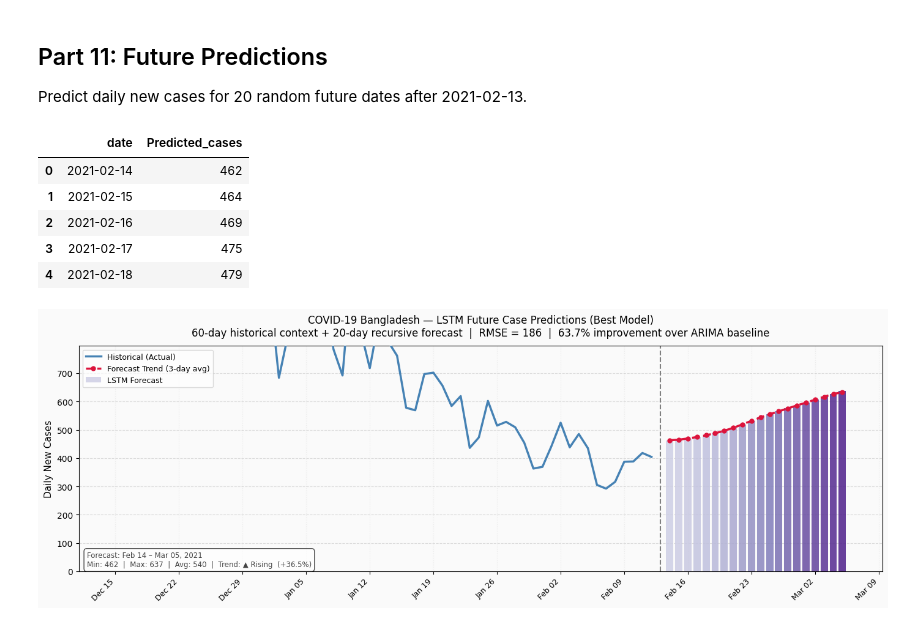
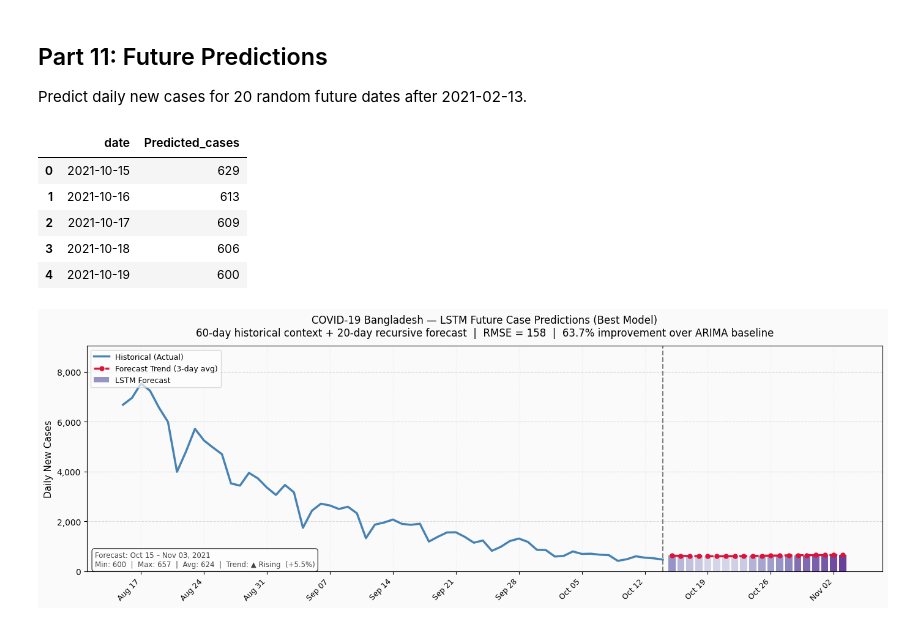
Before and after one commit to Sahadat97/COVID-19-Bangladesh-EDA-and-Daily-Cases-Prediction, a Jupyter notebook: COVID19_Bangladesh.ipynb, the cells around one changed output. Cells and saved outputs as stored; diff of their text form; code cells hidden in the pictures.

Commit message:
Fix the model shows a slight improvment in the result as well for new dataset

```diff
--- a/COVID19_Bangladesh.ipynb
+++ b/COVID19_Bangladesh.ipynb
@@ -632,18 +622,18 @@ def augment_timeseries_signature(df, date_col='date'):
 
     return d
 
-# ── Build feature-enriched dataframe ─────────────────────────────────────────
-cdf = df[['date', 'new_cases']].copy()
-ndf = augment_timeseries_signature(cdf, date_col='date')
+#  Build feature-enriched dataframe ─
+cdf = df[['final_date', 'new_cases']].copy()
+ndf = augment_timeseries_signature(cdf, date_col='final_date')
 
-# ── Preserve the date column as an index BEFORE dropping it ──────────────────
+#  Preserve the date column as an index BEFORE dropping it
 #    This is the fix for data leakage: we need actual dates for a proper
 #    chronological split, not just month numbers (month < 7 would include
 #    Jan-Feb 2021 in training, which is the test window → RMSE = 0).
-ndf_dates = pd.to_datetime(ndf['date']).values
+ndf_dates = pd.to_datetime(ndf['final_date']).values
 
 # Drop date + NA columns + string columns (same as before)
-ndf_clean = ndf.drop(columns=['date']).dropna(axis=1)
+ndf_clean = ndf.drop(columns=['final_date']).dropna(axis=1)
 ndf_clean = ndf_clean.select_dtypes(exclude=['object'])
 
 # Attach dates as the DataFrame index so we can split by date
@@ -1021,15 +1019,15 @@ Predict daily new cases for 20 random future dates after 2021-02-13.
 import random
 random.seed(42)
 
-# ── Generate next 20 sequential dates starting from 2021-02-14 ───────────────
-base_date    = pd.Timestamp('2021-02-13')
+#  Generate next 20 sequential dates starting from 2021-10-14
+base_date    = pd.Timestamp('2021-10-14')
 future_dates = [base_date + pd.Timedelta(days=d) for d in range(1, 21)]
 
-# ── Seed the window with the last LOOKBACK actual data points ─────────────────
+#  Seed the window with the last LOOKBACK actual data points ─
 last_window        = series.values[-LOOKBACK:].reshape(-1, 1)
 last_window_scaled = scaler_lstm.transform(last_window)
 
-# ── Recursive one-step-ahead forecasting ─────────────────────────────────────
+#  Recursive one-step-ahead forecasting ─
 future_preds_scaled = []
 current_window      = last_window_scaled.copy()
 
@@ -1039,7 +1037,7 @@ for _ in range(len(future_dates)):
     future_preds_scaled.append(next_pred)
     current_window = np.vstack([current_window[1:], [[next_pred]]])
 
-# ── Inverse-transform to original scale ──────────────────────────────────────
+#  Inverse-transform to original scale
 future_preds = scaler_lstm.inverse_transform(
     np.array(future_preds_scaled).reshape(-1, 1)
 ).flatten()
@@ -1052,33 +1050,33 @@ result = pd.DataFrame({
 result.head(5)
 # %% [output]
 |  | date | Predicted_cases |
-| 0 | 2021-02-14 | 462 |
-| 1 | 2021-02-15 | 464 |
-| 2 | 2021-02-16 | 469 |
-| 3 | 2021-02-17 | 475 |
-| 4 | 2021-02-18 | 479 |
+| 0 | 2021-10-15 | 629 |
+| 1 | 2021-10-16 | 613 |
+| 2 | 2021-10-17 | 609 |
+| 3 | 2021-10-18 | 606 |
+| 4 | 2021-10-19 | 600 |
 # %%
 import matplotlib.dates as mdates
 import matplotlib.patches as mpatches
 
-# ── Last 60 days of actual data for context ───────────────────────────────────
-history = cdf[cdf['date'] >= (pd.Timestamp('2021-02-13') - pd.Timedelta(days=60))].copy()
+#  Last 60 days of actual data for context ─
+history = cdf[cdf['final_date'] >= (pd.Timestamp('2021-10-14') - pd.Timedelta(days=60))].copy()
 
 result_sorted          = result.sort_values('date').reset_index(drop=True)
 result_sorted['trend'] = (result_sorted['Predicted_cases']
                           .rolling(window=3, center=True, min_periods=1).mean())
 
-# ── Figure setup ──────────────────────────────────────────────────────────────
+#  Figure setup
 fig, ax = plt.subplots(figsize=(14, 5))
 fig.patch.set_facecolor('#fafafa')
 ax.set_facecolor('#fafafa')
 
 # Historical actual line
-ax.plot(history['date'], history['new_cases'],
+ax.plot(history['final_date'], history['new_cases'],
         color='steelblue', linewidth=2.5, label='Historical (Actual)', zorder=3)
 
 # Forecast start divider — line only, no text
-forecast_start = pd.Timestamp('2021-02-13')
+forecast_start = pd.Timestamp('2021-10-14')
 ax.axvline(x=forecast_start, color='gray', linestyle='--', linewidth=1.5, zorder=2)
 
 # Colour-encoded prediction bars — no value labels
@@ -1096,17 +1094,18 @@ ax.plot(result_sorted['date'], result_sorted['trend'],
         marker='o', markersize=5,
         label='Forecast Trend (3-day avg)', zorder=4)
 
-# ── Axes formatting ───────────────────────────────────────────────────────────
+#  Axes formatting ─
 ax.xaxis.set_major_formatter(mdates.DateFormatter('%b %d'))
 ax.xaxis.set_major_locator(mdates.WeekdayLocator(interval=1))
 plt.xticks(rotation=45, ha='right', fontsize=9)
 ax.set_ylabel('Daily New Cases', fontsize=11)
-ax.set_ylim(0, result_sorted['Predicted_cases'].max() * 1.25)
+y_max = max(history['new_cases'].max(), result_sorted['Predicted_cases'].max())
+ax.set_ylim(0, y_max * 1.2)
 ax.yaxis.set_major_formatter(plt.FuncFormatter(lambda x, _: f'{int(x):,}'))
 ax.grid(axis='y', linestyle='--', alpha=0.4)
 ax.grid(axis='x', linestyle=':', alpha=0.2)
 
-# ── Title & legend ────────────────────────────────────────────────────────────
+#  Title & legend
 ax.set_title(
     f'COVID-19 Bangladesh — LSTM Future Case Predictions (Best Model)\n'
     f'60-day historical context + 20-day recursive forecast  |  '
@@ -1115,34 +1114,34 @@ ax.set_title(
 )
 ax.legend(loc='upper left', fontsize=9, framealpha=0.7)
 
-# ── Summary box ───────────────────────────────────────────────────────────────
+#  Summary box ─
 trend_start = result_sorted['trend'].iloc[0]
 trend_end   = result_sorted['trend'].iloc[-1]
 pct_change  = ((trend_end - trend_start) / trend_start) * 100
 
 if pct_change > 2:
     trend_label = f"▲ Rising  ({pct_change:+.1f}%)"
 elif pct_change < -2:
     trend_label = f"▼ Falling  ({pct_change:+.1f}%)"
 else:
     trend_label = f"→ Stable  ({pct_change:+.1f}%)"
 
 summary = (
     f"Forecast: {result_sorted['date'].min().strftime('%b %d')} – "
     f"{result_sorted['date'].max().strftime('%b %d, %Y')}\n"
     f"Min: {result_sorted['Predicted_cases'].min():,}  |  "
     f"Max: {result_sorted['Predicted_cases'].max():,}  |  "
     f"Avg: {result_sorted['Predicted_cases'].mean():.0f}  |  "
     f"Trend: {trend_label}"
 )
 ax.text(0.01, 0.02, summary, transform=ax.transAxes,
         fontsize=8.5, color='#444444',
         bbox=dict(boxstyle='round,pad=0.4', facecolor='white', alpha=0.7))
 
 
 
 
 plt.tight_layout()
 plt.show()
 # %% [output]
-[figure, old version]
+[figure, new version]
```
Also changed, not shown: parts of 26 cells of this notebook.
